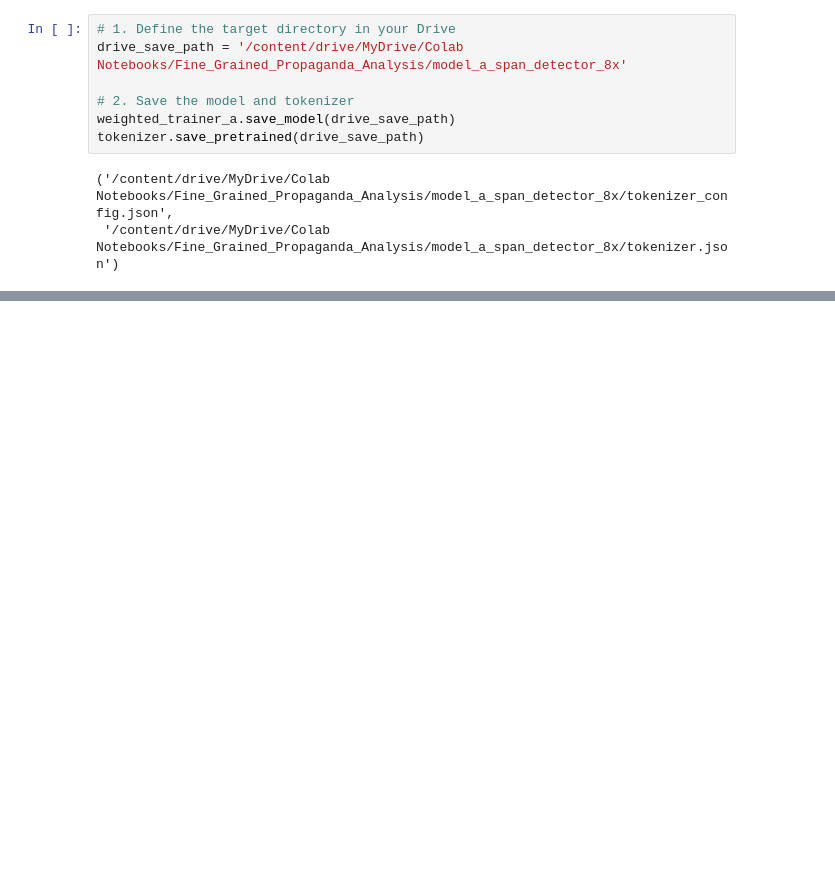
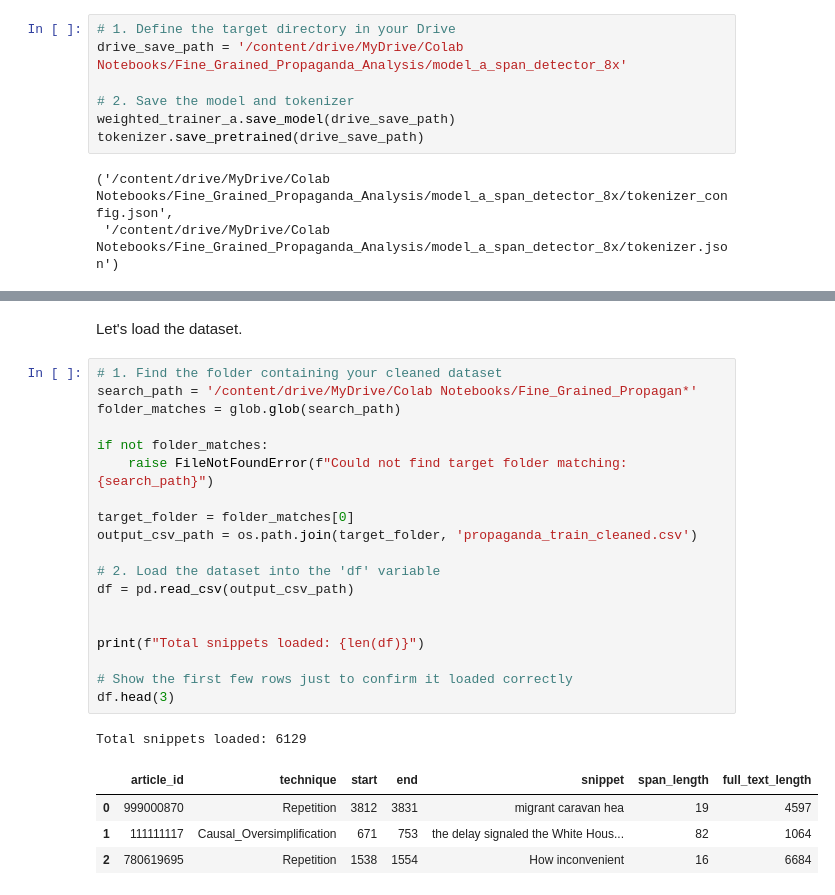
Before and after one commit to KalinaMarkova/deep_learning_course_project, a Jupyter notebook: 04_Model_Training_Experiment_2.ipynb, the cells around one changed output, grey strips where cells are left out. Drawn from its saved outputs; the diff is of its cells as text; blank space fills up the shorter version.

```diff
--- a/04_Model_Training_Experiment_2.ipynb
+++ b/04_Model_Training_Experiment_2.ipynb
@@ -474,0 +489,27 @@ tokenizer.save_pretrained(drive_save_path)
+# %% [markdown]
+Let's load the dataset.
+# %%
+# 1. Find the folder containing your cleaned dataset
+search_path = '/content/drive/MyDrive/Colab Notebooks/Fine_Grained_Propagan*'
+folder_matches = glob.glob(search_path)
+
+if not folder_matches:
+    raise FileNotFoundError(f"Could not find target folder matching: {search_path}")
+
+target_folder = folder_matches[0]
+output_csv_path = os.path.join(target_folder, 'propaganda_train_cleaned.csv')
+
+# 2. Load the dataset into the 'df' variable
+df = pd.read_csv(output_csv_path)
+
+
+print(f"Total snippets loaded: {len(df)}")
+
+# Show the first few rows just to confirm it loaded correctly
+df.head(3)
+# %% [output]
+Total snippets loaded: 6129
+|  | article_id | technique | start | end | snippet | span_length | full_text_length |
+| 0 | 999000870 | Repetition | 3812 | 3831 | migrant caravan hea | 19 | 4597 |
+| 1 | 111111117 | Causal_Oversimplification | 671 | 753 | the delay signaled the White Hous... | 82 | 1064 |
+| 2 | 780619695 | Repetition | 1538 | 1554 | How inconvenient | 16 | 6684 |
```
Also changed, not shown: parts of 9 cells of this notebook.
